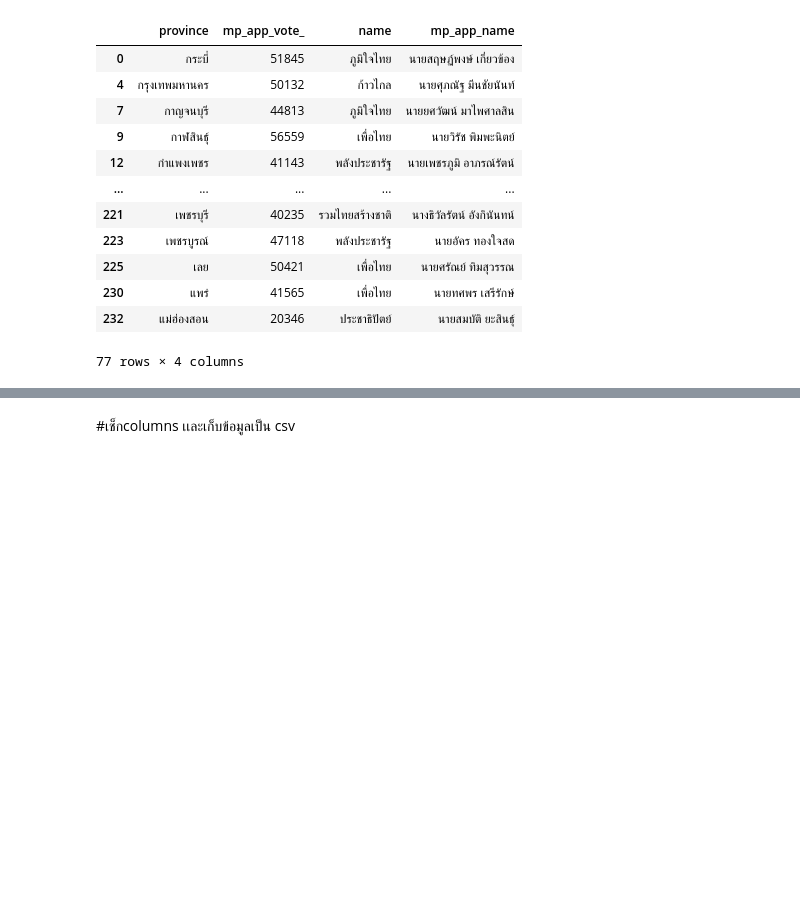
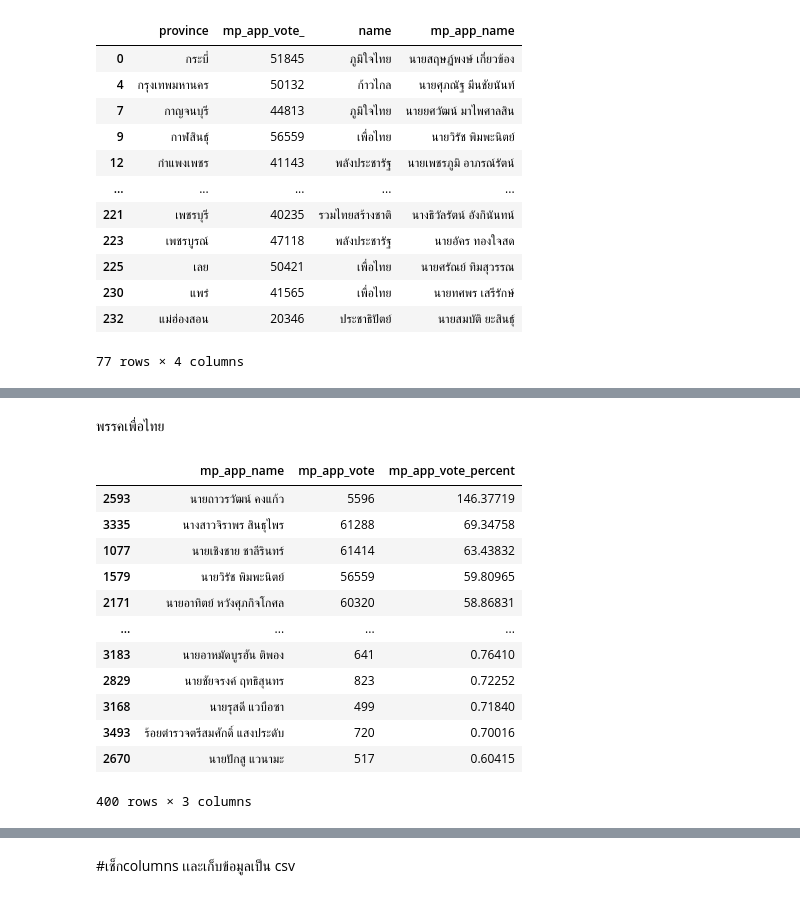
Before and after one commit to MOOwuttichai/python_dataviz2023, a Jupyter notebook: งานโปรเจค.ipynb, the cells around one changed output, grey strips where cells are left out. Cells and saved outputs as stored; diff of their text form; code cells hidden in the pictures; blank space fills up the shorter version.

```diff
--- a/งานโปรเจค.ipynb
+++ b/งานโปรเจค.ipynb
@@ -218,0 +270,21 @@ memory usage: 3.0+ KB
+# %% [markdown]
+พรรคเพื่อไทย
+# %%
+forthai_w = find_proforcon[find_proforcon['name']=='เพื่อไทย']
+TOP_thai = forthai_w[['mp_app_name','mp_app_vote','mp_app_vote_percent']]
+TOP_thai_soft = TOP_thai.sort_values(by='mp_app_vote_percent', ascending=False)
+TOP_thai_soft
+# %% [output]
+|  | mp_app_name | mp_app_vote | mp_app_vote_percent |
+| 2593 | นายถาวรวัฒน์ คงแก้ว | 5596 | 146.37719 |
+| 3335 | นางสาวจิราพร สินธุไพร | 61288 | 69.34758 |
+| 1077 | นายเชิงชาย ชาลีรินทร์ | 61414 | 63.43832 |
+| 1579 | นายวิรัช พิมพะนิตย์ | 56559 | 59.80965 |
+| 2171 | นายอาทิตย์ หวังศุภกิจโกศล | 60320 | 58.86831 |
+| ... | ... | ... | ... |
+| 3183 | นายอาหมัดบูรฮัน ติพอง | 641 | 0.76410 |
+| 2829 | นายชัยจรงค์ ฤทธิสุนทร | 823 | 0.72252 |
+| 3168 | นายรุสดี แวบือซา | 499 | 0.71840 |
+| 3493 | ร้อยตำรวจตรีสมศักดิ์ แสงประดับ | 720 | 0.70016 |
+| 2670 | นายปักสู แวนามะ | 517 | 0.60415 |
+400 rows × 3 columns
```
Also changed, not shown: parts of 21 cells of this notebook.
